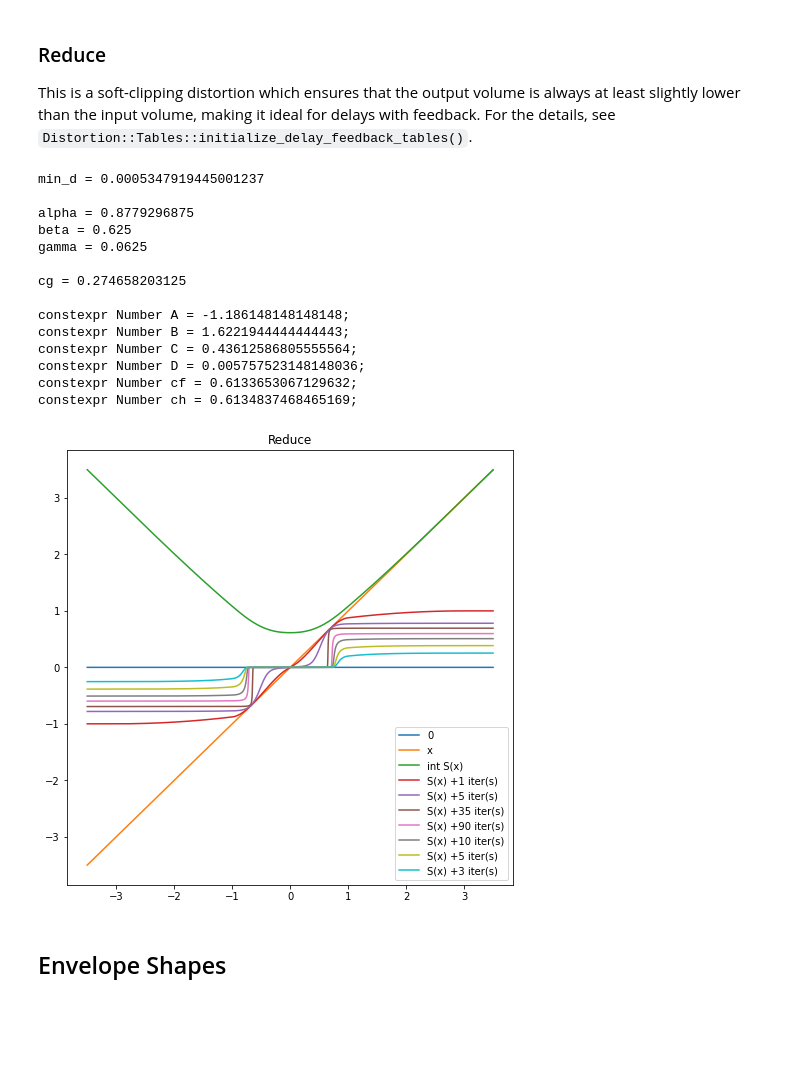
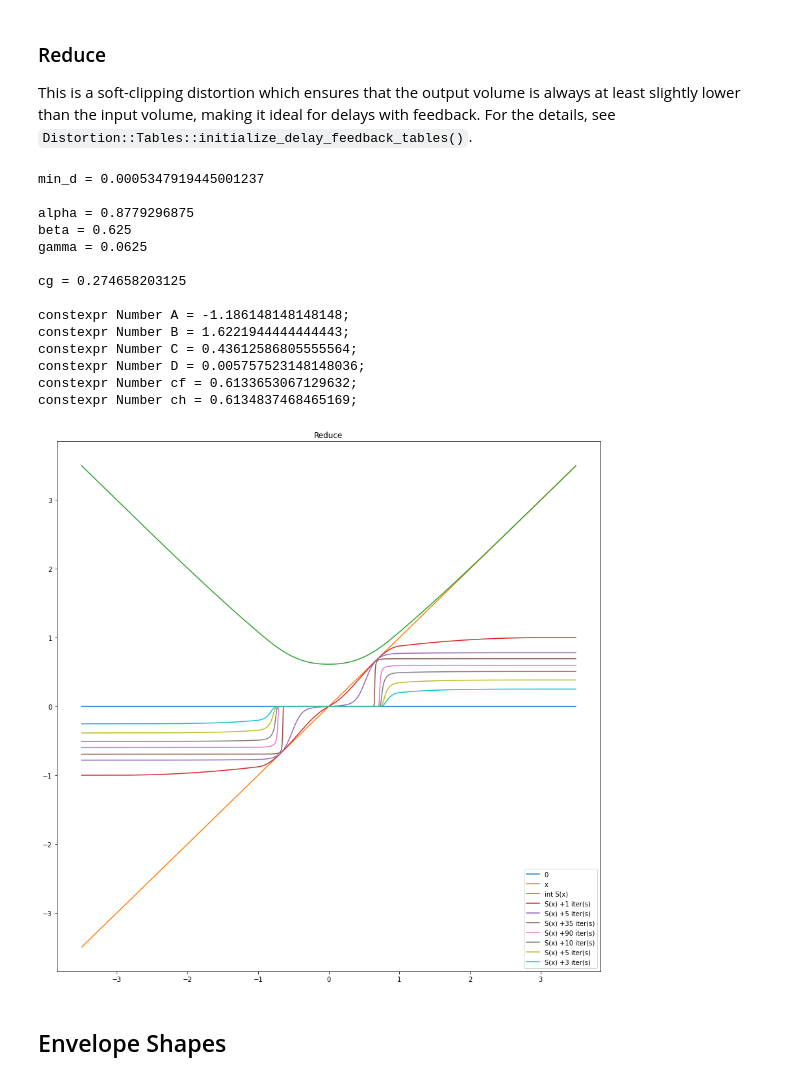
Before and after one commit to attilammagyar/js80p, a Jupyter notebook: doc/distortions.ipynb, the cells around one changed output. Cells and saved outputs as stored; diff of their text form; code cells hidden in the pictures; blank space fills up the shorter version.

```diff
--- a/doc/distortions.ipynb
+++ b/doc/distortions.ipynb
@@ -796,35 +941,35 @@ constexpr Number D = {D};
 constexpr Number cf = {cf};
 constexpr Number ch = {ch};
 
 """)
 
-    plt.figure(figsize=(8, 8))
+    plt.figure(figsize=(15, 15))
 
     for label, v in values:
         plt.plot(xs, v, label=label)
 
     plt.title("Reduce")
     plt.legend()
     plt.show()
 
 
 plot_reduce_dist()
 # %% [output]
 min_d = 0.0005347919445001237
 
 alpha = 0.8779296875
 beta = 0.625
 gamma = 0.0625
 
 cg = 0.274658203125
 
 constexpr Number A = -1.186148148148148;
 constexpr Number B = 1.6221944444444443;
 constexpr Number C = 0.43612586805555564;
 constexpr Number D = 0.005757523148148036;
 constexpr Number cf = 0.6133653067129632;
 constexpr Number ch = 0.6134837468465169;
-[figure, old version]
+[figure, new version]
 # %% [markdown]
 Envelope Shapes
 ---------------
```
Also changed, not shown: parts of 35 cells of this notebook, 14 other files.
